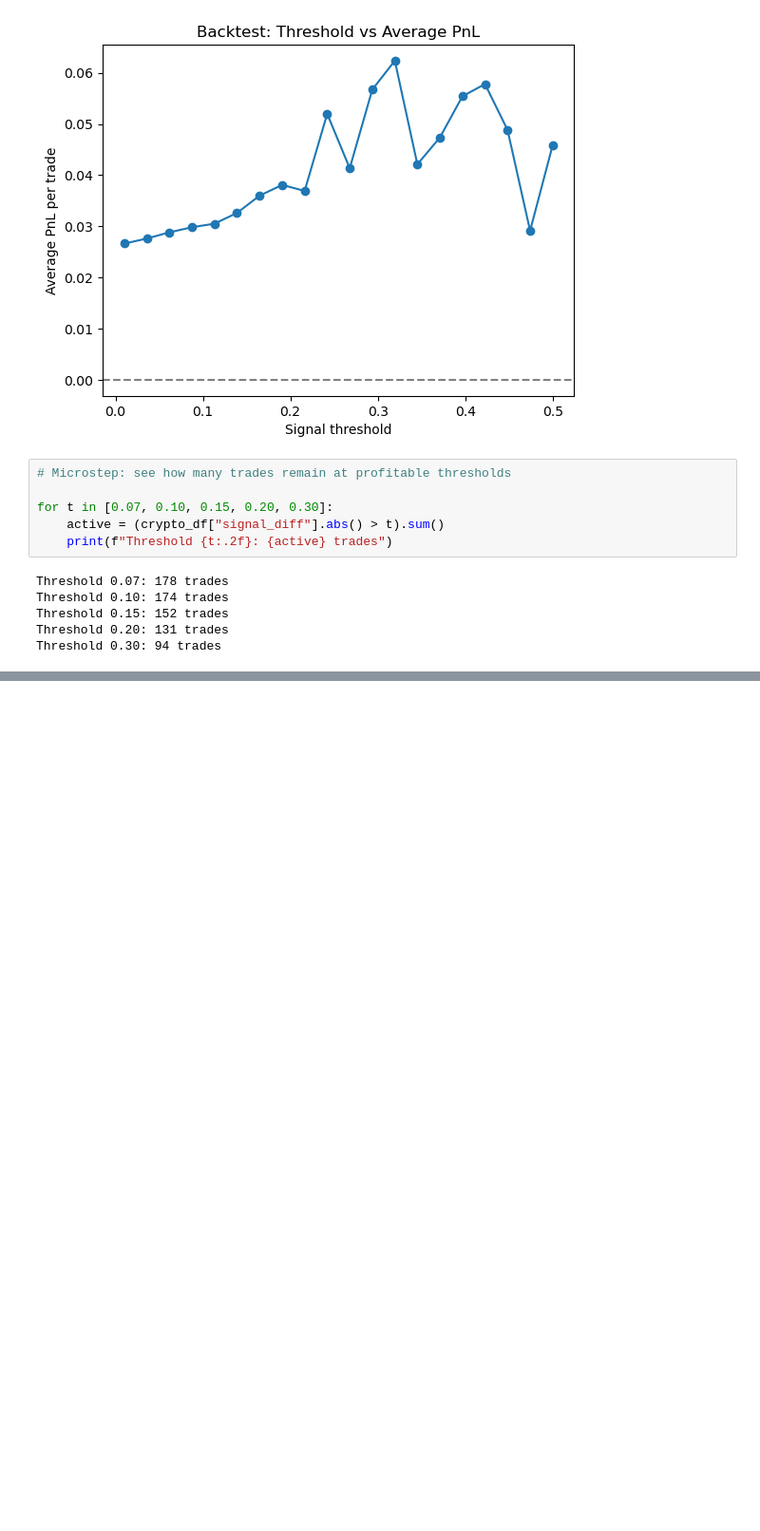
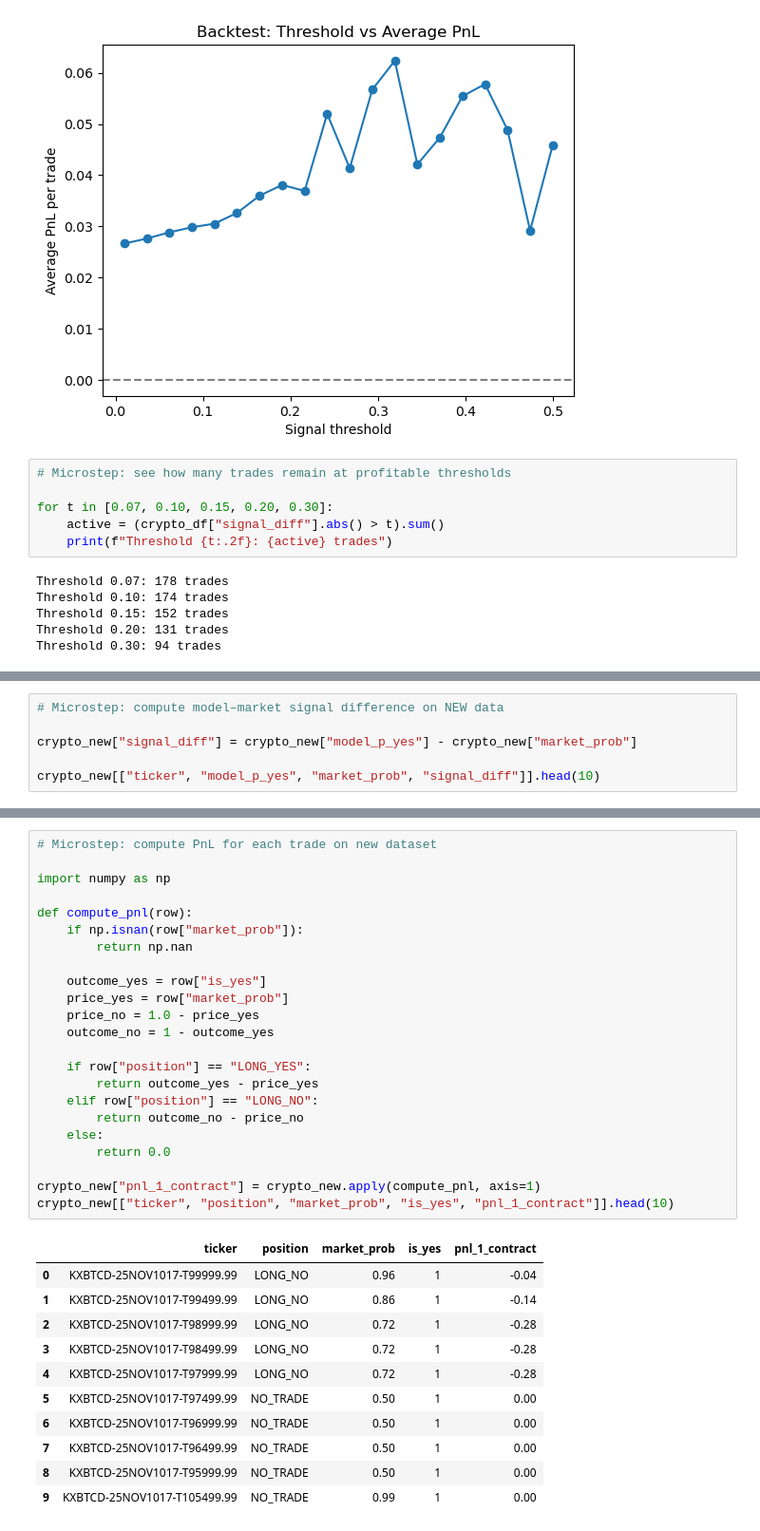
Before and after one commit to adamnhan/prediction-market-money-printer, a Jupyter notebook: notebooks/backtesting.ipynb, the cells around one changed output, grey strips where cells are left out. Shown at 95% size. Saved outputs shown, nothing was run; the diff lists cells and outputs as text; blank space fills up the shorter version.

```diff
--- a/notebooks/backtesting.ipynb
+++ b/notebooks/backtesting.ipynb
@@ -379,0 +653,6 @@ Threshold 0.30: 94 trades
+# %%
+# Microstep: compute model–market signal difference on NEW data
+
+crypto_new["signal_diff"] = crypto_new["model_p_yes"] - crypto_new["market_prob"]
+
+crypto_new[["ticker", "model_p_yes", "market_prob", "signal_diff"]].head(10)
@@ -379,0 +692,35 @@ Threshold 0.30: 94 trades
+# %%
+# Microstep: compute PnL for each trade on new dataset
+
+import numpy as np
+
+def compute_pnl(row):
+    if np.isnan(row["market_prob"]):
+        return np.nan
+
+    outcome_yes = row["is_yes"]
+    price_yes = row["market_prob"]
+    price_no = 1.0 - price_yes
+    outcome_no = 1 - outcome_yes
+
+    if row["position"] == "LONG_YES":
+        return outcome_yes - price_yes
+    elif row["position"] == "LONG_NO":
+        return outcome_no - price_no
+    else:
+        return 0.0
+
+crypto_new["pnl_1_contract"] = crypto_new.apply(compute_pnl, axis=1)
+crypto_new[["ticker", "position", "market_prob", "is_yes", "pnl_1_contract"]].head(10)
+# %% [output]
+|  | ticker | position | market_prob | is_yes | pnl_1_contract |
+| 0 | KXBTCD-25NOV1017-T99999.99 | LONG_NO | 0.96 | 1 | -0.04 |
+| 1 | KXBTCD-25NOV1017-T99499.99 | LONG_NO | 0.86 | 1 | -0.14 |
+| 2 | KXBTCD-25NOV1017-T98999.99 | LONG_NO | 0.72 | 1 | -0.28 |
+| 3 | KXBTCD-25NOV1017-T98499.99 | LONG_NO | 0.72 | 1 | -0.28 |
+| 4 | KXBTCD-25NOV1017-T97999.99 | LONG_NO | 0.72 | 1 | -0.28 |
+| 5 | KXBTCD-25NOV1017-T97499.99 | NO_TRADE | 0.50 | 1 | 0.00 |
+| 6 | KXBTCD-25NOV1017-T96999.99 | NO_TRADE | 0.50 | 1 | 0.00 |
+| 7 | KXBTCD-25NOV1017-T96499.99 | NO_TRADE | 0.50 | 1 | 0.00 |
+| 8 | KXBTCD-25NOV1017-T95999.99 | NO_TRADE | 0.50 | 1 | 0.00 |
+| 9 | KXBTCD-25NOV1017-T105499.99 | NO_TRADE | 0.99 | 1 | 0.00 |
```
Also changed, not shown: parts of 17 cells of this notebook, 4 other files.
